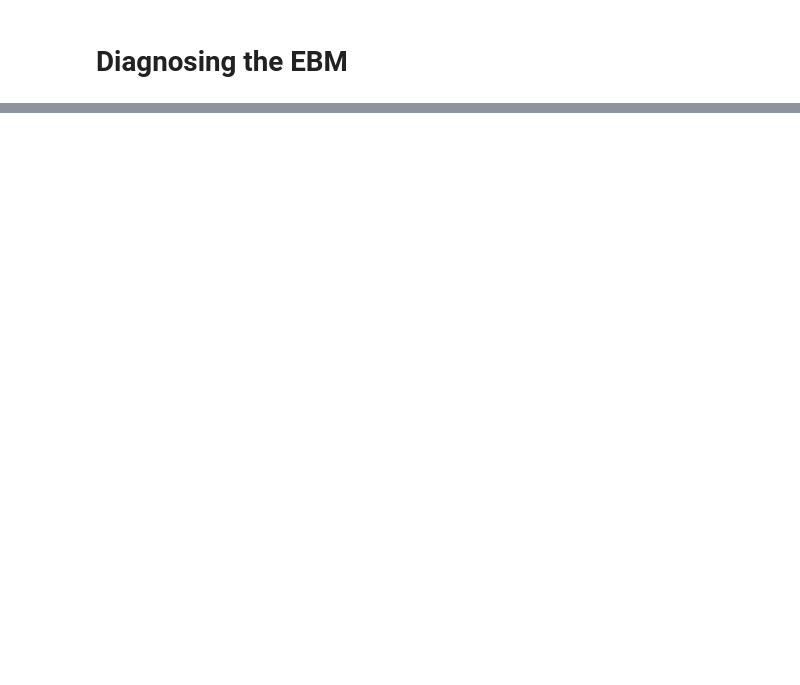
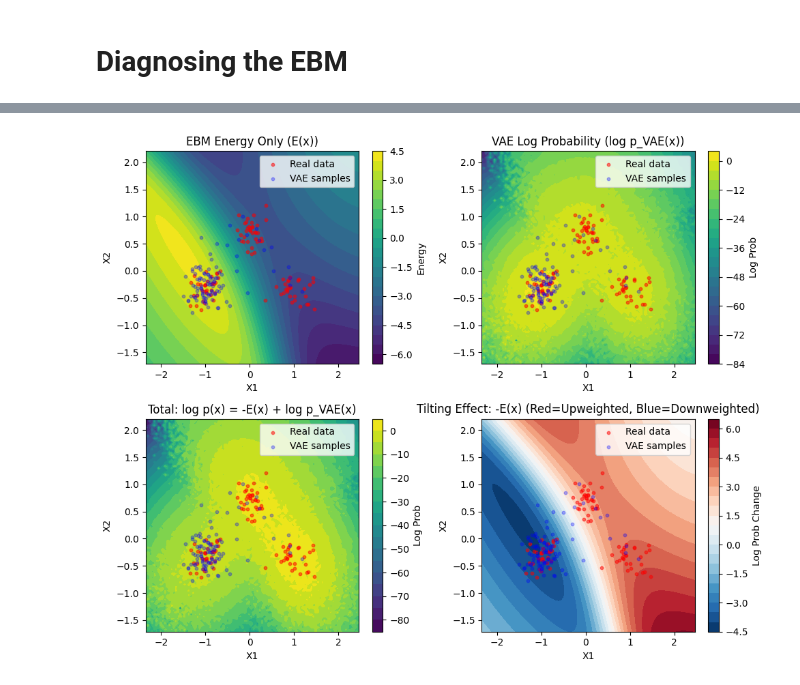
Before and after one commit to MachineLearningLifeScience/HackathonEBM, a Jupyter notebook: notebooks/toy_debiasing.ipynb, the cells around one changed output, grey strips where cells are left out. Drawn from its saved outputs; the diff is of its cells as text; code cells hidden in the pictures; blank space fills up the shorter version.

```diff
--- a/notebooks/toy_debiasing.ipynb
+++ b/notebooks/toy_debiasing.ipynb
@@ -351,0 +346,80 @@ Energy difference (data - vae): -14.242
+# %%
+# Plot the energy landscape over the 2D space
+import numpy as np
+
+# Create a grid
+x_min, x_max = data[:, 0].min() - 1, data[:, 0].max() + 1
+y_min, y_max = data[:, 1].min() - 1, data[:, 1].max() + 1
+xx, yy = np.meshgrid(np.linspace(x_min, x_max, 100),
+                     np.linspace(y_min, y_max, 100))
+
+# Flatten grid for batch processing
+grid_points = torch.tensor(np.c_[xx.ravel(), yy.ravel()], dtype=torch.float32)
+
+# Compute energies on grid
+with torch.no_grad():
+    # EBM energy only
+    ebm_energy_grid = ebm.energy_net(grid_points).cpu().numpy().reshape(xx.shape)
+
+    # VAE log probability (base distribution)
+    vae_logp_grid = ebm.base_model.log_prob(grid_points, mask=None).cpu().numpy().reshape(xx.shape)
+
+    # Total unnormalized log probability: log p(x) = -E_EBM(x) + log p_VAE(x)
+    total_logp_grid = -ebm_energy_grid + vae_logp_grid
+
+# Plot
+fig, axes = plt.subplots(2, 2, figsize=(10, 8))
+
+# 1. EBM Energy only
+im0 = axes[0, 0].contourf(xx, yy, ebm_energy_grid, levels=20, cmap='viridis')
+axes[0, 0].scatter(data[:, 0], data[:, 1], c='red', s=10, alpha=0.5, label='Real data')
+axes[0, 0].scatter(vae_samples[:, 0].cpu(), vae_samples[:, 1].cpu(),
+                   c='blue', s=10, alpha=0.3, label='VAE samples')
+axes[0, 0].set_title('EBM Energy Only (E(x))')
+axes[0, 0].set_xlabel('X1')
+axes[0, 0].set_ylabel('X2')
+axes[0, 0].legend()
+plt.colorbar(im0, ax=axes[0, 0], label='Energy')
+
+# 2. VAE log probability (base distribution)
+im1 = axes[0, 1].contourf(xx, yy, vae_logp_grid, levels=20, cmap='viridis')
+axes[0, 1].scatter(data[:, 0], data[:, 1], c='red', s=10, alpha=0.5, label='Real data')
+axes[0, 1].scatter(vae_samples[:, 0].cpu(), vae_samples[:, 1].cpu(),
+                   c='blue', s=10, alpha=0.3, label='VAE samples')
+axes[0, 1].set_title('VAE Log Probability (log p_VAE(x))')
+axes[0, 1].set_xlabel('X1')
+axes[0, 1].set_ylabel('X2')
+axes[0, 1].legend()
+plt.colorbar(im1, ax=axes[0, 1], label='Log Prob')
+
+# 3. Total unnormalized log probability (what the EBM actually models)
+im2 = axes[1, 0].contourf(xx, yy, total_logp_grid, levels=20, cmap='viridis')
+axes[1, 0].scatter(data[:, 0], data[:, 1], c='red', s=10, alpha=0.5, label='Real data')
+axes[1, 0].scatter(vae_samples[:, 0].cpu(), vae_samples[:, 1].cpu(),
+                   c='blue', s=10, alpha=0.3, label='VAE samples')
+axes[1, 0].set_title('Total: log p(x) = -E(x) + log p_VAE(x)')
+axes[1, 0].set_xlabel('X1')
+axes[1, 0].set_ylabel('X2')
+axes[1, 0].legend()
+plt.colorbar(im2, ax=axes[1, 0], label='Log Prob')
+
+# 4. Tilting effect: show difference from base
+tilting_effect = total_logp_grid - vae_logp_grid  # This should equal -ebm_energy_grid
+im3 = axes[1, 1].contourf(xx, yy, tilting_effect, levels=20, cmap='RdBu_r', center=0)
+axes[1, 1].scatter(data[:, 0], data[:, 1], c='red', s=10, alpha=0.5, label='Real data')
+axes[1, 1].scatter(vae_samples[:, 0].cpu(), vae_samples[:, 1].cpu(),
+                   c='blue', s=10, alpha=0.3, label='VAE samples')
+axes[1, 1].set_title('Tilting Effect: -E(x) (Red=Upweighted, Blue=Downweighted)')
+axes[1, 1].set_xlabel('X1')
+axes[1, 1].set_ylabel('X2')
+axes[1, 1].legend()
+plt.colorbar(im3, ax=axes[1, 1], label='Log Prob Change')
+
+plt.tight_layout()
+plt.show()
+
+print(f"EBM Energy range: [{ebm_energy_grid.min():.3f}, {ebm_energy_grid.max():.3f}]")
+print(f"VAE log prob range: [{vae_logp_grid.min():.3f}, {vae_logp_grid.max():.3f}]")
+print(f"Total log prob range: [{total_logp_grid.min():.3f}, {total_logp_grid.max():.3f}]")
+# %% [output]
+[figure, added]
```
Also changed, not shown: parts of 13 cells of this notebook, 1 other file.
